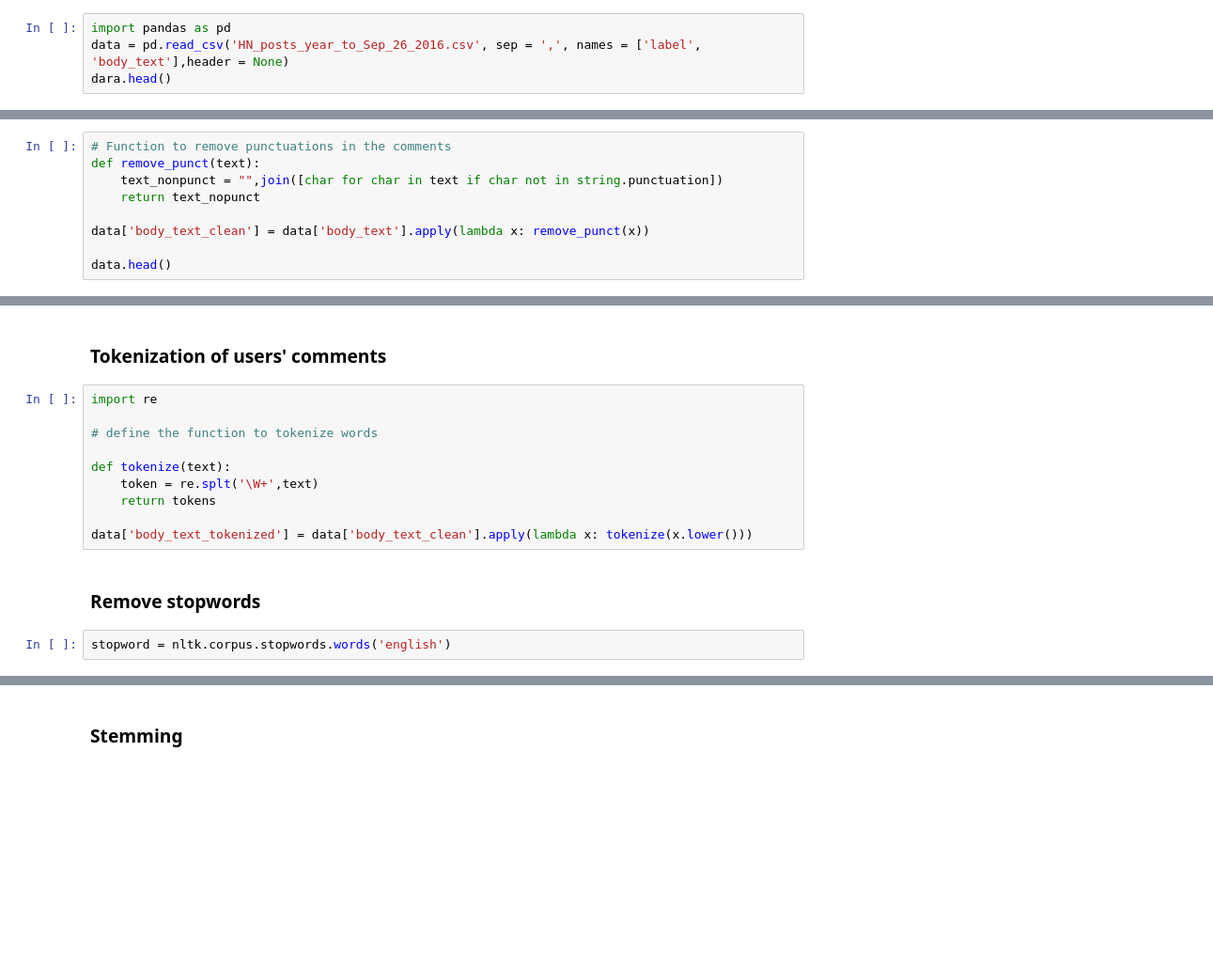
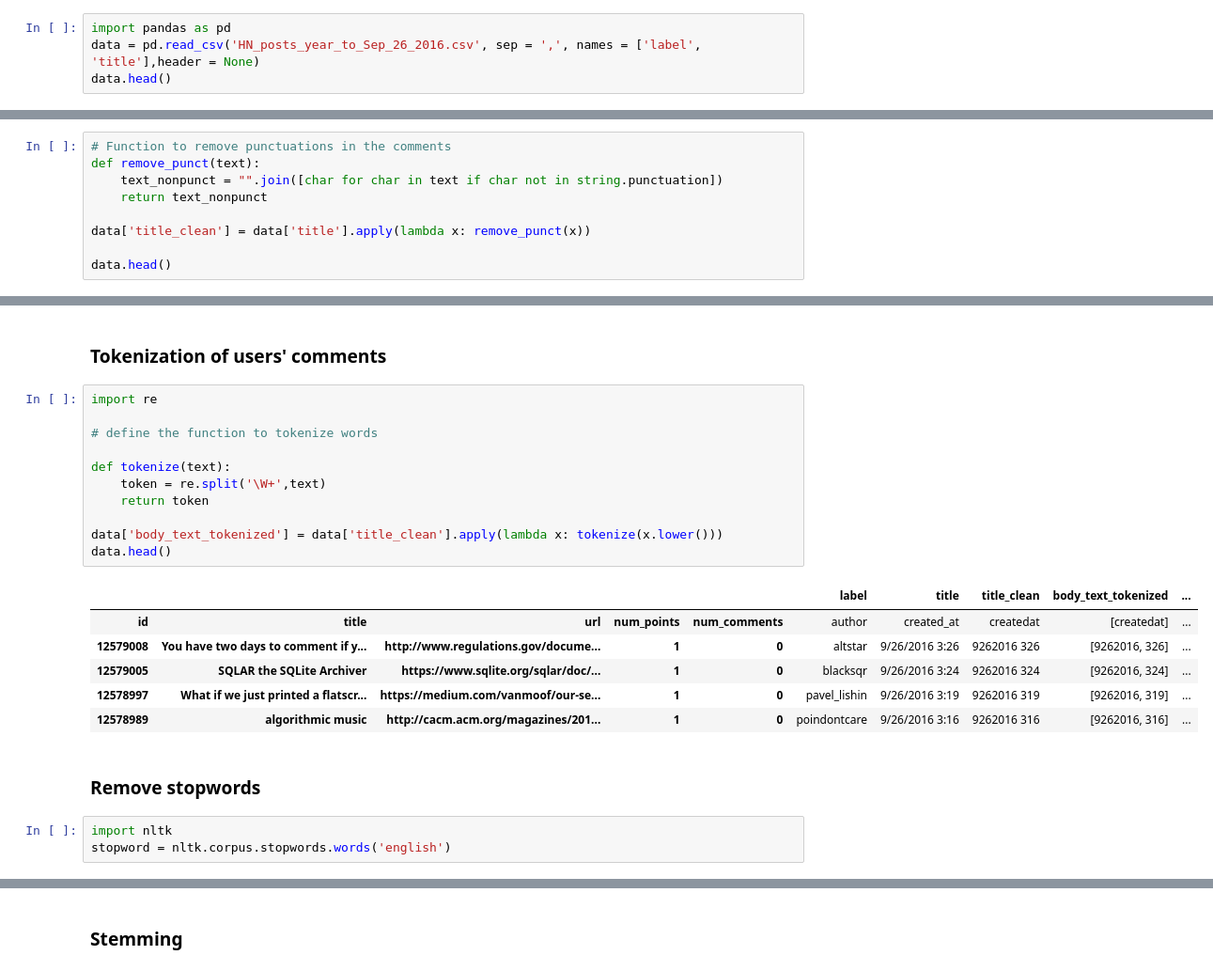
Before and after one commit to sorbite/Hacker-News-Analysis, a Jupyter notebook: Identification of user activities from the information of Hacker News Posts/Post context processing.ipynb, the cells around one changed output, grey strips where cells are left out. Shown at 94% size. Drawn from its saved outputs; the diff is of its cells as text; blank space fills up the shorter version.

```diff
--- a/Identification of user activities from the information of Hacker News Posts/Post context processing.ipynb
+++ b/Identification of user activities from the information of Hacker News Posts/Post context processing.ipynb
@@ -13,5 +13,5 @@ True
 raw_data = open('HN_posts_year_to_Sep_26_2016.csv')
 # %%
 import pandas as pd
-data = pd.read_csv('HN_posts_year_to_Sep_26_2016.csv', sep = ',', names = ['label', 'body_text'],header = None)
-dara.head()
+data = pd.read_csv('HN_posts_year_to_Sep_26_2016.csv', sep = ',', names = ['label', 'title'],header = None)
+data.head()
@@ -23,9 +32,9 @@ string.punctuation
 # %%
 # Function to remove punctuations in the comments
 def remove_punct(text):
-    text_nonpunct = "",join([char for char in text if char not in string.punctuation])
-    return text_nopunct
+    text_nonpunct = "".join([char for char in text if char not in string.punctuation])
+    return text_nonpunct
 
-data['body_text_clean'] = data['body_text'].apply(lambda x: remove_punct(x))
+data['title_clean'] = data['title'].apply(lambda x: remove_punct(x))
 
 data.head()
@@ -34,16 +50,25 @@ data.head()
 # %%
 import re
 
 # define the function to tokenize words
 
 def tokenize(text):
-    token = re.splt('\W+',text)
-    return tokens
+    token = re.split('\W+',text)
+    return token
 
-data['body_text_tokenized'] = data['body_text_clean'].apply(lambda x: tokenize(x.lower()))
+data['body_text_tokenized'] = data['title_clean'].apply(lambda x: tokenize(x.lower()))
+data.head()
+# %% [output]
+|  |  |  |  |  | label | title | title_clean | body_text_tokenized | ... |
+| id | title | url | num_points | num_comments | author | created_at | createdat | [createdat] | ... |
+| 12579008 | You have two days to comment if y... | http://www.regulations.gov/docume... | 1 | 0 | altstar | 9/26/2016 3:26 | 9262016 326 | [9262016, 326] | ... |
+| 12579005 | SQLAR the SQLite Archiver | https://www.sqlite.org/sqlar/doc/... | 1 | 0 | blacksqr | 9/26/2016 3:24 | 9262016 324 | [9262016, 324] | ... |
+| 12578997 | What if we just printed a flatscr... | https://medium.com/vanmoof/our-se... | 1 | 0 | pavel_lishin | 9/26/2016 3:19 | 9262016 319 | [9262016, 319] | ... |
+| 12578989 | algorithmic music | http://cacm.acm.org/magazines/201... | 1 | 0 | poindontcare | 9/26/2016 3:16 | 9262016 316 | [9262016, 316] | ... |
 # %% [markdown]
 ### Remove stopwords
 # %%
+import nltk
 stopword = nltk.corpus.stopwords.words('english')
 # %%
 def remove_stopwords(tokenized_list):
```
Also changed, not shown: parts of 7 cells of this notebook.
